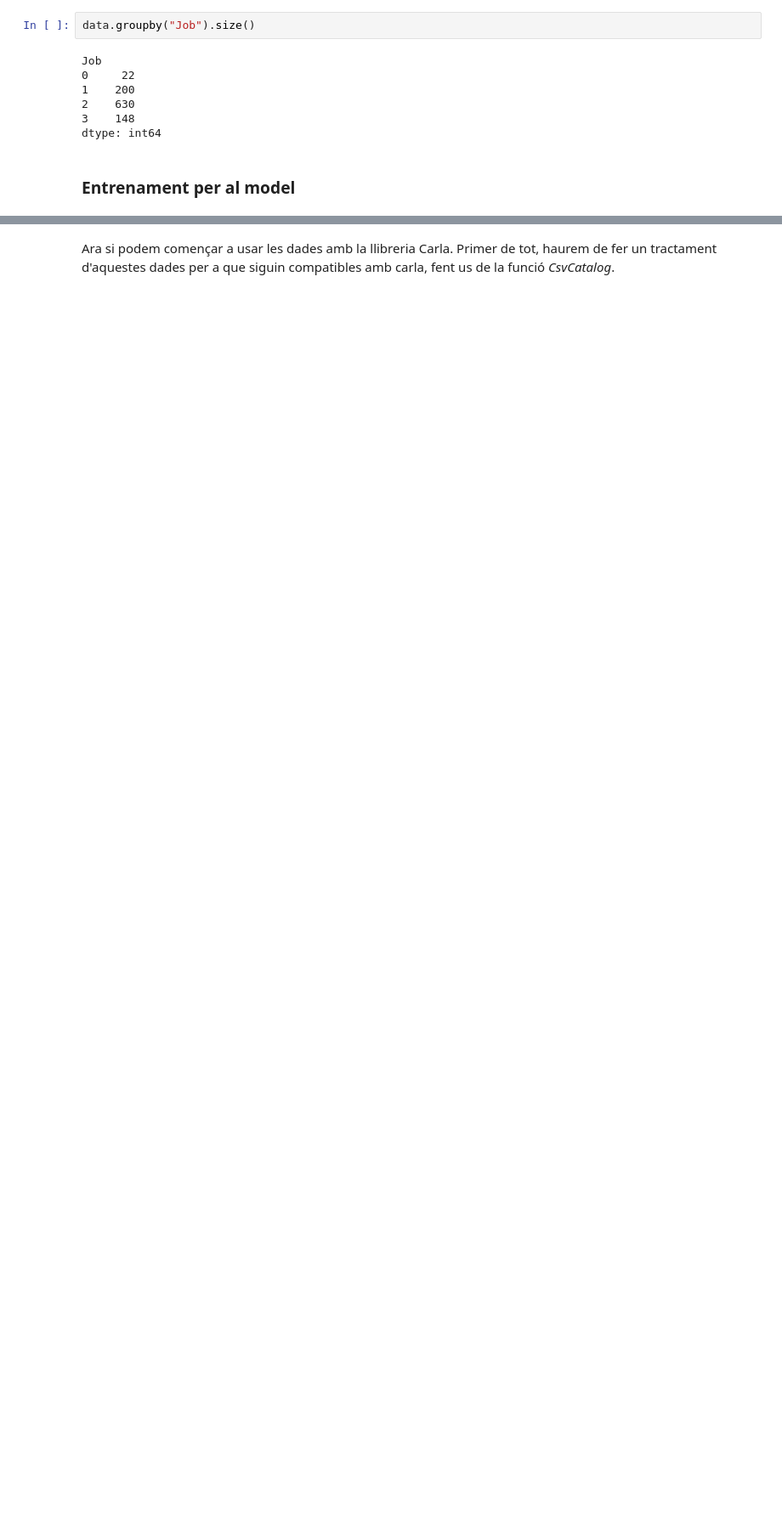
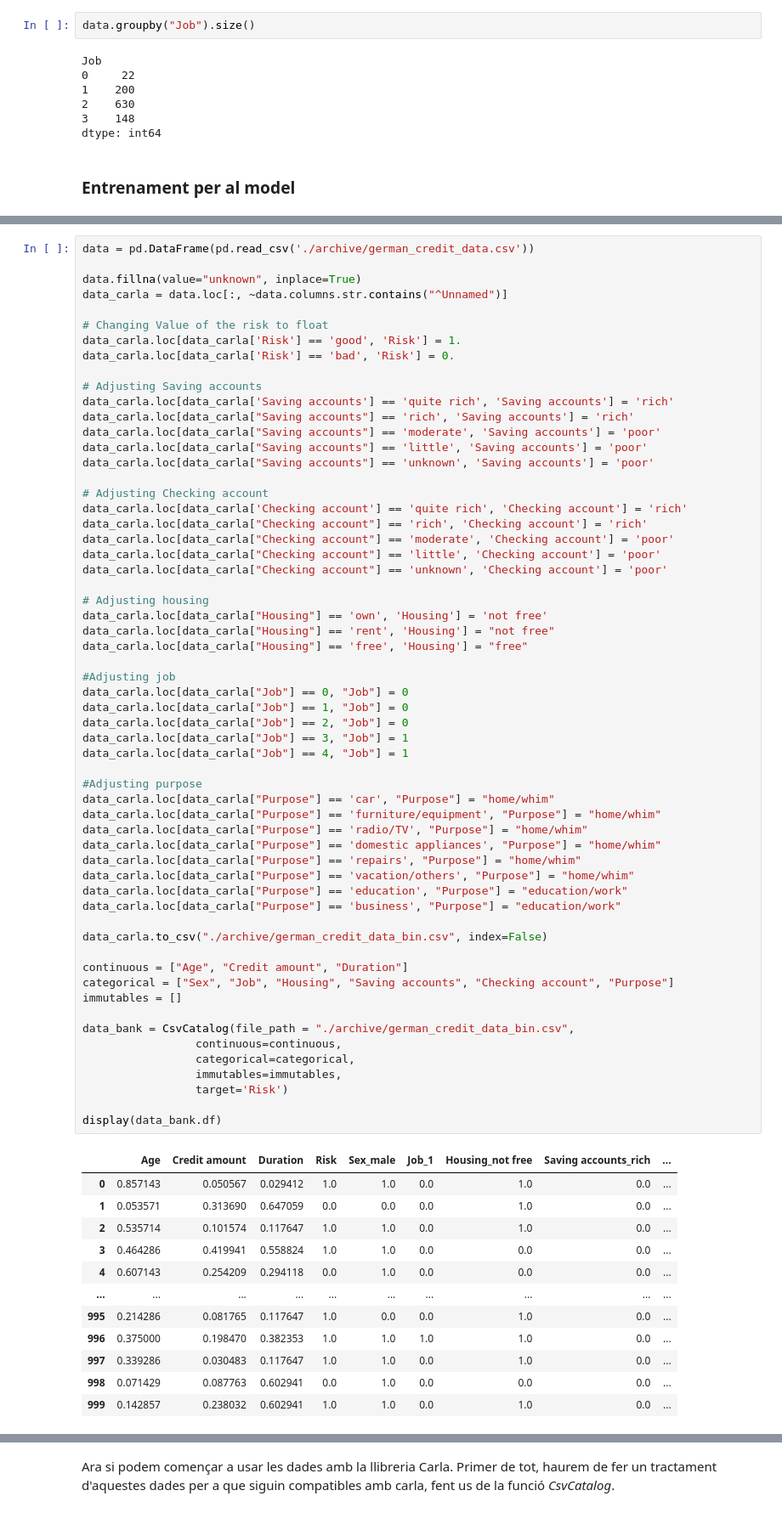
Before and after one commit to Gerard01mm/TFGAvaluacioDeContrafactuals, a Jupyter notebook: ML_GermanBank.ipynb, the cells around one changed output, grey strips where cells are left out. Shown at 85% size. Drawn from its saved outputs; the diff is of its cells as text; blank space fills up the shorter version.

```diff
--- a/ML_GermanBank.ipynb
+++ b/ML_GermanBank.ipynb
@@ -143,0 +111,72 @@ Per això, aprofitant que en el punt anterior hem intercanviat els valors Nan pe
+# %%
+data = pd.DataFrame(pd.read_csv('./archive/german_credit_data.csv'))
+
+data.fillna(value="unknown", inplace=True)
+data_carla = data.loc[:, ~data.columns.str.contains("^Unnamed")]
+
+# Changing Value of the risk to float
+data_carla.loc[data_carla['Risk'] == 'good', 'Risk'] = 1.
+data_carla.loc[data_carla['Risk'] == 'bad', 'Risk'] = 0.
+
+# Adjusting Saving accounts
+data_carla.loc[data_carla['Saving accounts'] == 'quite rich', 'Saving accounts'] = 'rich'
+data_carla.loc[data_carla["Saving accounts"] == 'rich', 'Saving accounts'] = 'rich'
+data_carla.loc[data_carla["Saving accounts"] == 'moderate', 'Saving accounts'] = 'poor'
+data_carla.loc[data_carla["Saving accounts"] == 'little', 'Saving accounts'] = 'poor'
+data_carla.loc[data_carla["Saving accounts"] == 'unknown', 'Saving accounts'] = 'poor'
+
+# Adjusting Checking account
+data_carla.loc[data_carla['Checking account'] == 'quite rich', 'Checking account'] = 'rich'
+data_carla.loc[data_carla["Checking account"] == 'rich', 'Checking account'] = 'rich'
+data_carla.loc[data_carla["Checking account"] == 'moderate', 'Checking account'] = 'poor'
+data_carla.loc[data_carla["Checking account"] == 'little', 'Checking account'] = 'poor'
+data_carla.loc[data_carla["Checking account"] == 'unknown', 'Checking account'] = 'poor'
+
+# Adjusting housing
+data_carla.loc[data_carla["Housing"] == 'own', 'Housing'] = 'not free'
+data_carla.loc[data_carla["Housing"] == 'rent', 'Housing'] = "not free"
+data_carla.loc[data_carla["Housing"] == 'free', 'Housing'] = "free"
+
+#Adjusting job
+data_carla.loc[data_carla["Job"] == 0, "Job"] = 0
+data_carla.loc[data_carla["Job"] == 1, "Job"] = 0
+data_carla.loc[data_carla["Job"] == 2, "Job"] = 0
+data_carla.loc[data_carla["Job"] == 3, "Job"] = 1
+data_carla.loc[data_carla["Job"] == 4, "Job"] = 1
+
+#Adjusting purpose
+data_carla.loc[data_carla["Purpose"] == 'car', "Purpose"] = "home/whim"
+data_carla.loc[data_carla["Purpose"] == 'furniture/equipment', "Purpose"] = "home/whim"
+data_carla.loc[data_carla["Purpose"] == 'radio/TV', "Purpose"] = "home/whim"
+data_carla.loc[data_carla["Purpose"] == 'domestic appliances', "Purpose"] = "home/whim"
+data_carla.loc[data_carla["Purpose"] == 'repairs', "Purpose"] = "home/whim"
+data_carla.loc[data_carla["Purpose"] == 'vacation/others', "Purpose"] = "home/whim"
+data_carla.loc[data_carla["Purpose"] == 'education', "Purpose"] = "education/work"
+data_carla.loc[data_carla["Purpose"] == 'business', "Purpose"] = "education/work"
+
+data_carla.to_csv("./archive/german_credit_data_bin.csv", index=False)
+
+continuous = ["Age", "Credit amount", "Duration"]
+categorical = ["Sex", "Job", "Housing", "Saving accounts", "Checking account", "Purpose"]
+immutables = []
+
+data_bank = CsvCatalog(file_path = "./archive/german_credit_data_bin.csv",
+                 continuous=continuous,
+                 categorical=categorical,
+                 immutables=immutables,
+                 target='Risk')
+
+display(data_bank.df)
+# %% [output]
+|  | Age | Credit amount | Duration | Risk | Sex_male | Job_1 | Housing_not free | Saving accounts_rich | ... |
+| 0 | 0.857143 | 0.050567 | 0.029412 | 1.0 | 1.0 | 0.0 | 1.0 | 0.0 | ... |
+| 1 | 0.053571 | 0.313690 | 0.647059 | 0.0 | 0.0 | 0.0 | 1.0 | 0.0 | ... |
+| 2 | 0.535714 | 0.101574 | 0.117647 | 1.0 | 1.0 | 0.0 | 1.0 | 0.0 | ... |
+| 3 | 0.464286 | 0.419941 | 0.558824 | 1.0 | 1.0 | 0.0 | 0.0 | 0.0 | ... |
+| 4 | 0.607143 | 0.254209 | 0.294118 | 0.0 | 1.0 | 0.0 | 0.0 | 0.0 | ... |
+| ... | ... | ... | ... | ... | ... | ... | ... | ... | ... |
+| 995 | 0.214286 | 0.081765 | 0.117647 | 1.0 | 0.0 | 0.0 | 1.0 | 0.0 | ... |
+| 996 | 0.375000 | 0.198470 | 0.382353 | 1.0 | 1.0 | 1.0 | 1.0 | 0.0 | ... |
+| 997 | 0.339286 | 0.030483 | 0.117647 | 1.0 | 1.0 | 0.0 | 1.0 | 0.0 | ... |
+| 998 | 0.071429 | 0.087763 | 0.602941 | 0.0 | 1.0 | 0.0 | 0.0 | 0.0 | ... |
+| 999 | 0.142857 | 0.238032 | 0.602941 | 1.0 | 1.0 | 0.0 | 1.0 | 0.0 | ... |
```
Also changed, not shown: parts of 15 cells of this notebook.
